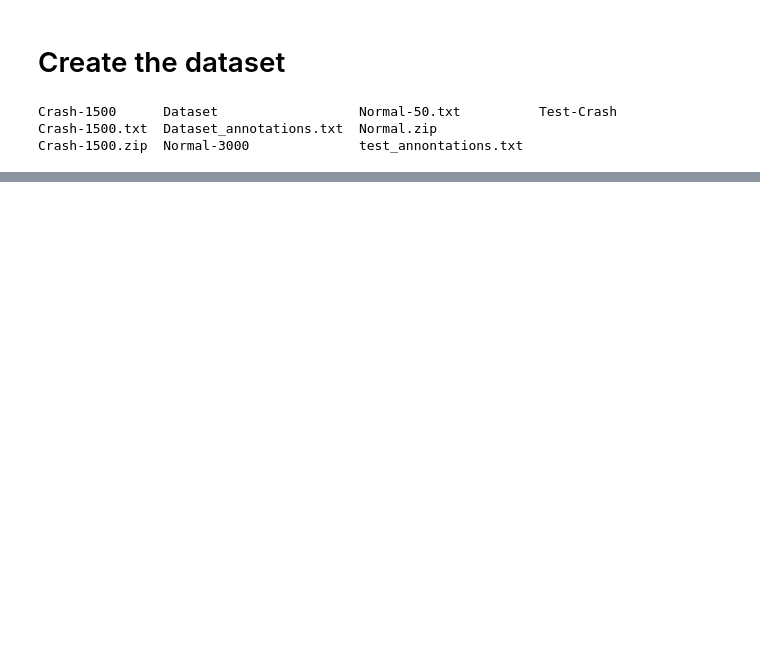
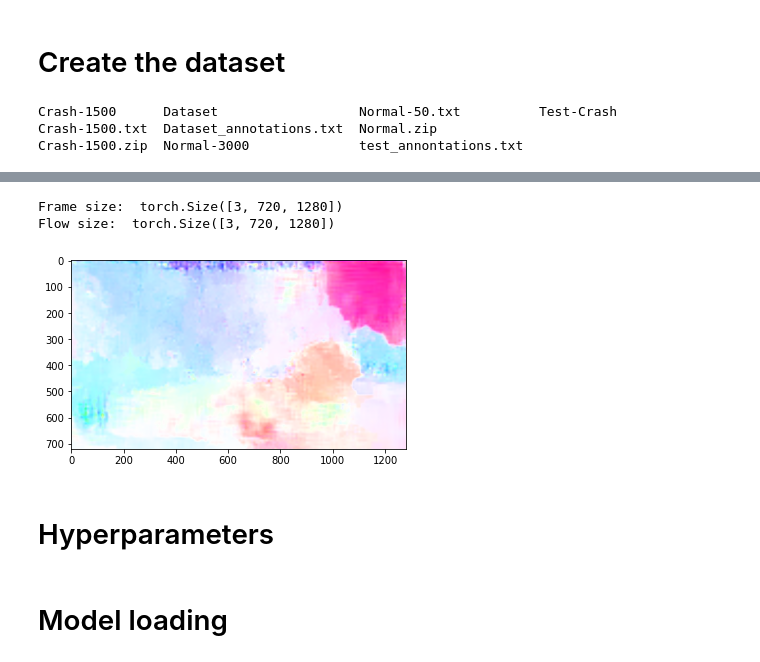
Before and after one commit to Colonna17/Collision_Avoidance-Sapienza_Vision_and_Perception, a Jupyter notebook: notebooks/CCD_Classification_flow&lstm.ipynb, the cells around one changed output, grey strips where cells are left out. Drawn from its saved outputs; the diff is of its cells as text; code cells hidden in the pictures; blank space fills up the shorter version.

```diff
--- a/notebooks/CCD_Classification_flow&lstm.ipynb
+++ b/notebooks/CCD_Classification_flow&lstm.ipynb
@@ -346,0 +185,4 @@ def train(model, optimizer, train_dataset,valid_dataset):
+# %%
+optical = OpticalFlowEstimator(device)
+optical.eval()
+print('')
@@ -346,0 +191,17 @@ def train(model, optimizer, train_dataset,valid_dataset):
+# %%
+frame0 = torch.permute(custom_from_numpy(img0_test, device), (2,0,1)).unsqueeze(0)
+frame1 = torch.permute(custom_from_numpy(img1_test, device), (2,0,1)).unsqueeze(0)
+
+test_flow = optical(frame0, frame1)[-1]
+
+test_flow = flow_to_image(test_flow).squeeze(0)
+plt.imshow(F.to_pil_image(test_flow.to("cpu")))
+
+print('Frame size: ', frame0.squeeze(0).shape)
+print('Flow size: ', test_flow.shape, '\n')
+# %% [output]
+Frame size:  torch.Size([3, 720, 1280])
+Flow size:  torch.Size([3, 720, 1280])
+[figure, added]
+# %% [markdown]
+# Hyperparameters
@@ -346,0 +220,2 @@ def train(model, optimizer, train_dataset,valid_dataset):
+# %% [markdown]
+# Model loading
```
Also changed, not shown: parts of 53 cells of this notebook.
